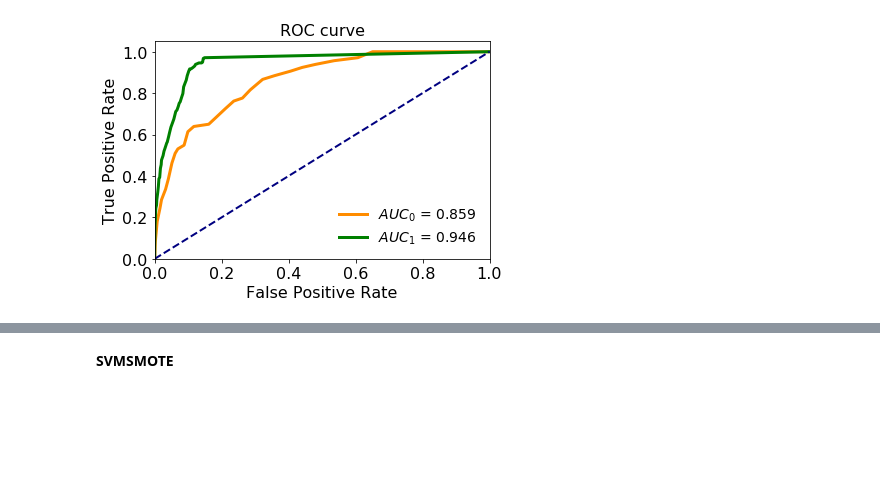
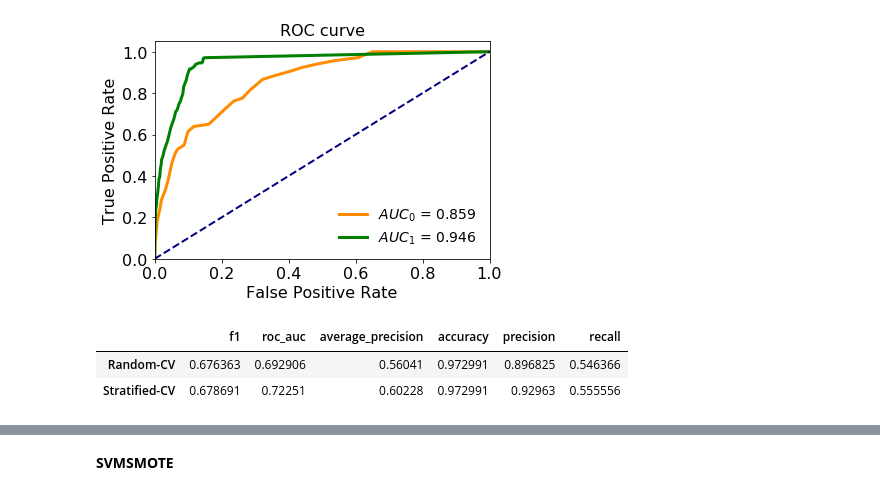
Before and after one commit to micheleandreucci/DM2, a Jupyter notebook: 01-02_imbalance_learning.ipynb, the cells around one changed output, grey strips where cells are left out. Drawn from its saved outputs; the diff is of its cells as text; code cells hidden in the pictures; blank space fills up the shorter version.

Commit message:
update imbalance learning

```diff
--- a/01-02_imbalance_learning.ipynb
+++ b/01-02_imbalance_learning.ipynb
@@ -1557,3 +1559,34 @@ F1-score [0.96865452 0.        ]
    macro avg       0.47      0.50      0.48      4557
 weighted avg       0.88      0.94      0.91      4557
 [figure]
+# %%
+X=X_train
+y=y_train
+import pandas as pd
+from sklearn.model_selection import KFold, StratifiedKFold, cross_val_score
+from sklearn.datasets import make_classification
+from sklearn.naive_bayes import GaussianNB
+RNG = 42
+# Make some synthetic imbalanced binary classification data
+X, y = make_classification(n_classes=2, class_sep=2,
+    weights=[0.97, 0.03],
+    n_informative=2, n_redundant=5,
+    flip_y=0.05, n_features=50,
+    n_clusters_per_class=1,
+    n_samples=1000, random_state=RNG)
+
+metric_names = ['f1', 'roc_auc', 'average_precision', 'accuracy', 'precision', 'recall']
+scores_df = pd.DataFrame(index=metric_names, columns=['Random-CV', 'Stratified-CV']) # to store the scores
+cv = KFold(n_splits=3)
+scv = StratifiedKFold(n_splits=3)
+clf = RandomForestClassifier()
+for metric in metric_names:
+    score1 = cross_val_score(clf, X, y, scoring=metric, cv=cv).mean()
+    score2 = cross_val_score(clf, X, y, scoring=metric, cv=scv).mean()
+    scores_df.loc[metric] = [score1, score2]
+# %%
+scores_df.T
+# %% [output]
+|  | f1 | roc_auc | average_precision | accuracy | precision | recall |
+| Random-CV | 0.676363 | 0.692906 | 0.56041 | 0.972991 | 0.896825 | 0.546366 |
+| Stratified-CV | 0.678691 | 0.72251 | 0.60228 | 0.972991 | 0.92963 | 0.555556 |
```
Also changed, not shown: parts of 9 cells of this notebook.
